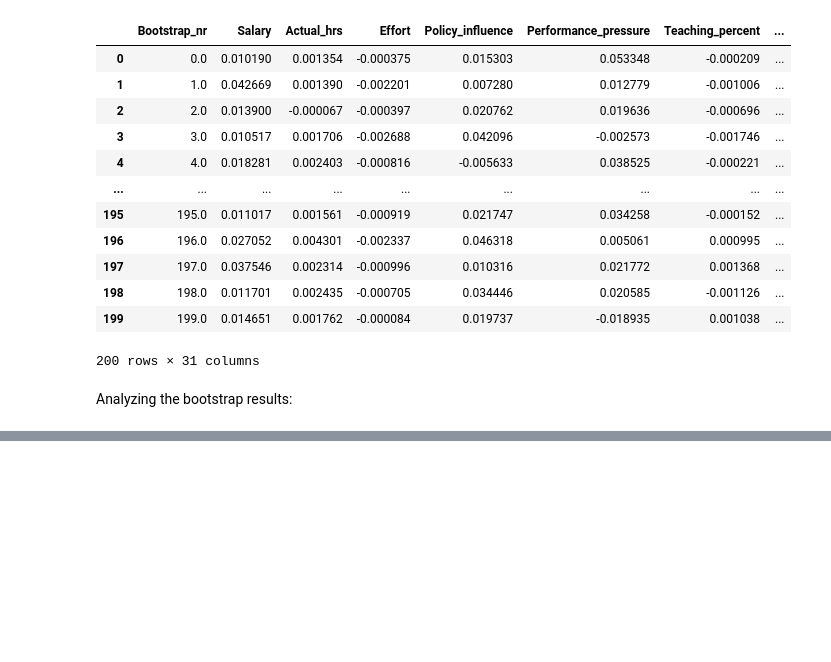
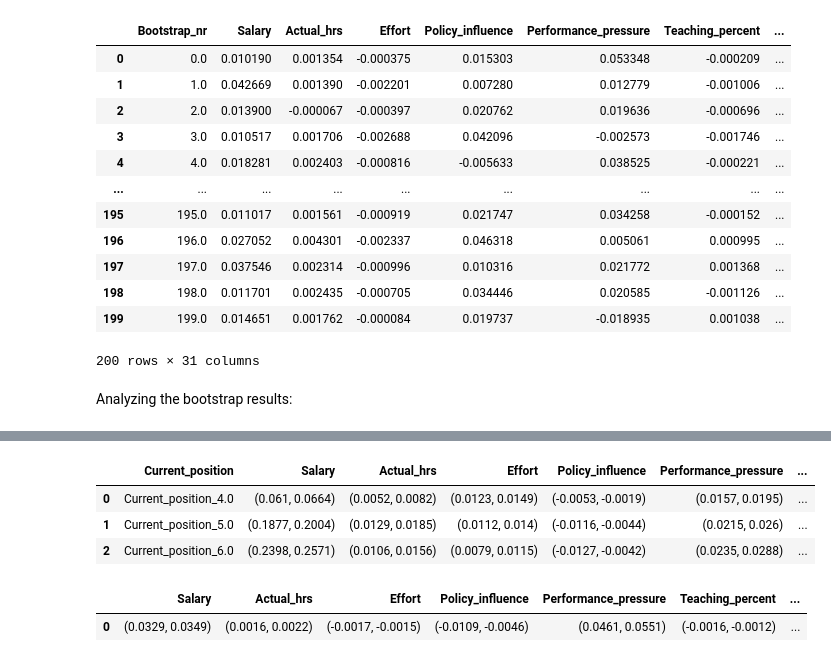
Before and after one commit to AndreiAf02/Job-Satisfaction, a Jupyter notebook: Job_Satisfaction_CZ_Seniority.ipynb, the cells around one changed output, grey strips where cells are left out. Cells and saved outputs as stored; diff of their text form; code cells hidden in the pictures; blank space fills up the shorter version.

```diff
--- a/Job_Satisfaction_CZ_Seniority.ipynb
+++ b/Job_Satisfaction_CZ_Seniority.ipynb
@@ -1461,0 +1531,12 @@ p_value_results
+# %%
+BCA_CI_results
+# %% [output]
+|  | Current_position | Salary | Actual_hrs | Effort | Policy_influence | Performance_pressure | ... |
+| 0 | Current_position_4.0 | (0.061, 0.0664) | (0.0052, 0.0082) | (0.0123, 0.0149) | (-0.0053, -0.0019) | (0.0157, 0.0195) | ... |
+| 1 | Current_position_5.0 | (0.1877, 0.2004) | (0.0129, 0.0185) | (0.0112, 0.014) | (-0.0116, -0.0044) | (0.0215, 0.026) | ... |
+| 2 | Current_position_6.0 | (0.2398, 0.2571) | (0.0106, 0.0156) | (0.0079, 0.0115) | (-0.0127, -0.0042) | (0.0235, 0.0288) | ... |
+# %%
+Med_CI_Results
+# %% [output]
+|  | Salary | Actual_hrs | Effort | Policy_influence | Performance_pressure | Teaching_percent | ... |
+| 0 | (0.0329, 0.0349) | (0.0016, 0.0022) | (-0.0017, -0.0015) | (-0.0109, -0.0046) | (0.0461, 0.0551) | (-0.0016, -0.0012) | ... |
```
Also changed, not shown: parts of 12 cells of this notebook.
